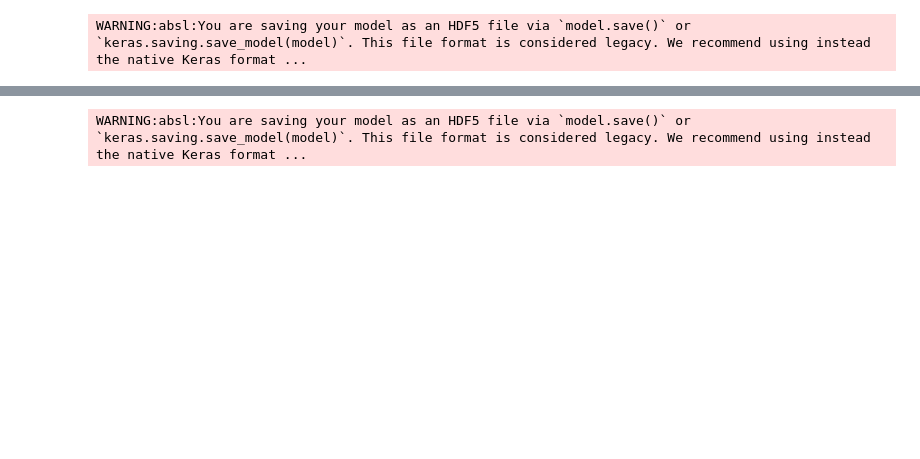
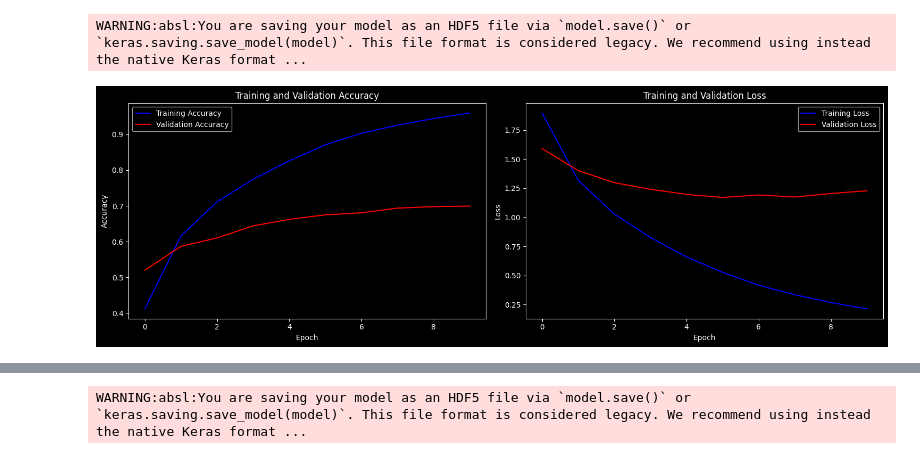
Before and after one commit to Momad-Y/Lyric-Logic, a Jupyter notebook: Lyric Logic NLP Project.ipynb, the cells around one changed output, grey strips where cells are left out. Saved outputs shown, nothing was run; the diff lists cells and outputs as text; code cells hidden in the pictures; blank space fills up the shorter version.

```diff
--- a/Lyric Logic NLP Project.ipynb
+++ b/Lyric Logic NLP Project.ipynb
@@ -407,6 +468,6 @@ plt.show()
 # %%
-# Create a new column for the preprocsesed lyrics and convert the lyrics to lowercase
-df["Processed Lyrics"] = df["Song Lyrics"].apply(lambda x: x.lower())
+# Convert the lyrics to lowercase
+df["Processed Lyrics"] = df["Processed Lyrics"].apply(lambda x: x.lower())
 # %%
 # Display the lyrics of the first song in the dataset
 df["Processed Lyrics"][0]
@@ -513,3 +607,10 @@ df.sample(5)
+# %%
+# Perform text stemming on the lyrics
+stemmer = SnowballStemmer("english")
+
+df["Processed Lyrics"] = df["Processed Lyrics"].apply(
+    lambda x: " ".join([stemmer.stem(word) for word in x.split()])
+)
 # %%
 # Show the number of words in the lyrics of the first song in the dataset
 print(
@@ -701,16 +823,12 @@ dill.load_session("Song Lyrics Classification.db")
 # %% [markdown]
 ## CNN Model <a id='cnn'></a>
 # %%
-# Create the first CNN model
+# Create the first CNN model with the embedding layer initialized with GloVe embeddings
 cnn_model_1 = Sequential()
 cnn_model_1.add(embedding_layer)
-cnn_model_1.add(Conv1D(128, 5, activation="relu"))
+cnn_model_1.add(Conv1D(64, 5, activation="relu"))
 cnn_model_1.add(MaxPooling1D(5))
-cnn_model_1.add(Conv1D(128, 5, activation="relu"))
-cnn_model_1.add(MaxPooling1D(5))
-cnn_model_1.add(Conv1D(128, 5, activation="relu"))
 cnn_model_1.add(GlobalMaxPooling1D())
-cnn_model_1.add(Dense(128, activation="relu"))
 cnn_model_1.add(Dense(number_of_artists, activation="softmax"))
 # %%
 # Show the model summary
@@ -795,2 +927,28 @@ cnn_model_1.save("Song Lyrics Classification CNN Model 1.h5")
 # %% [output]
 WARNING:absl:You are saving your model as an HDF5 file via `model.save()` or `keras.saving.save_model(model)`. This file format is considered legacy. We recommend using instead the native Keras format ...
+# %%
+# Plot the training and validation accuracy and loss
+plt.figure(figsize=(15, 5))
+
+# Plot the training accuracy
+plt.subplot(1, 2, 1)
+plt.plot(history.history["accuracy"], label="Training Accuracy", color="b")
+plt.plot(history.history["val_accuracy"], label="Validation Accuracy", color="r")
+plt.xlabel("Epoch")
+plt.ylabel("Accuracy")
+plt.title("Training and Validation Accuracy")
+plt.legend()
+
+# Plot the training loss
+plt.subplot(1, 2, 2)
+plt.plot(history.history["loss"], label="Training Loss", color="b")
+plt.plot(history.history["val_loss"], label="Validation Loss", color="r")
+plt.xlabel("Epoch")
+plt.ylabel("Loss")
+plt.title("Training and Validation Loss")
+plt.legend()
+
+plt.tight_layout()
+plt.show()
+# %% [output]
+[figure, added]
```
Also changed, not shown: parts of 64 cells of this notebook.
